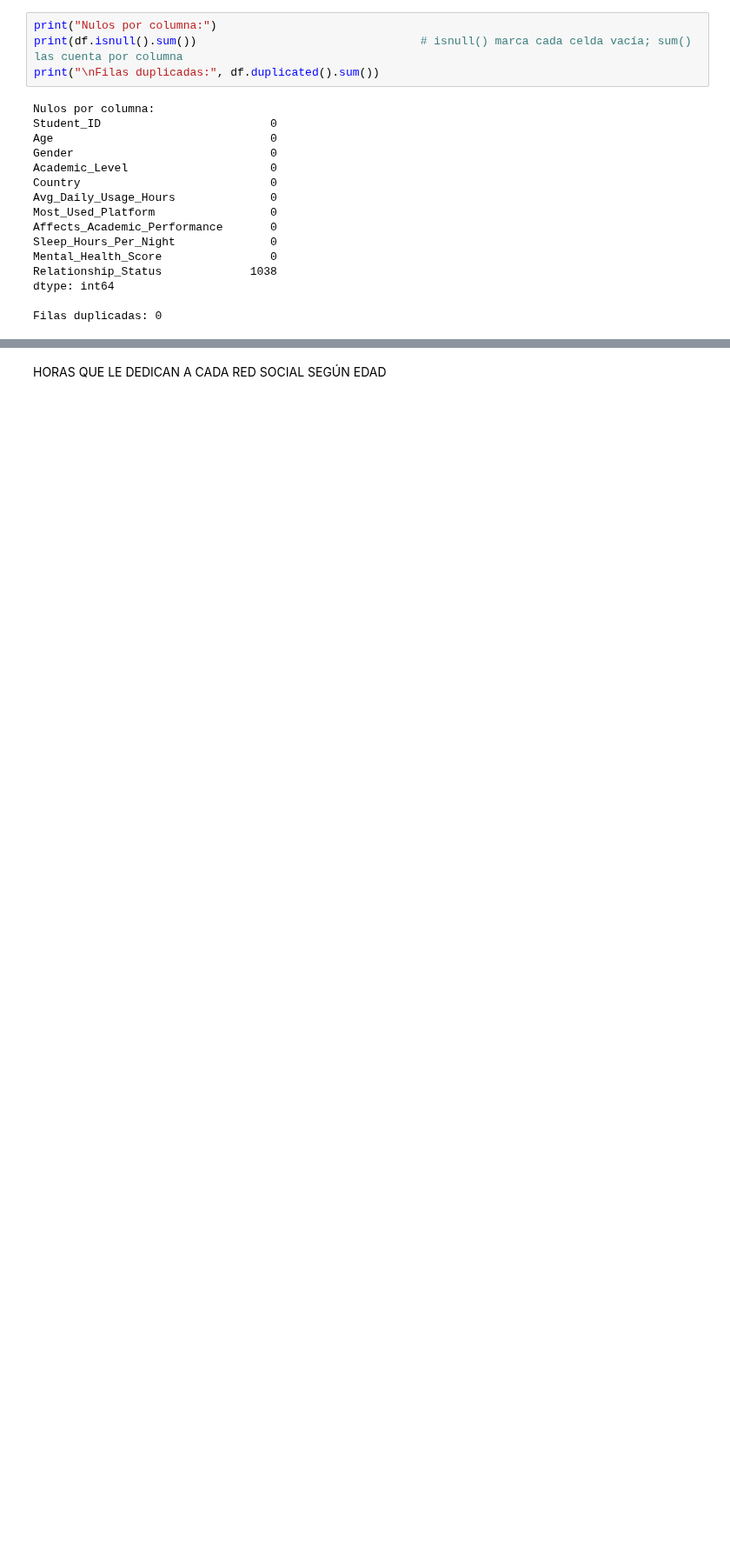
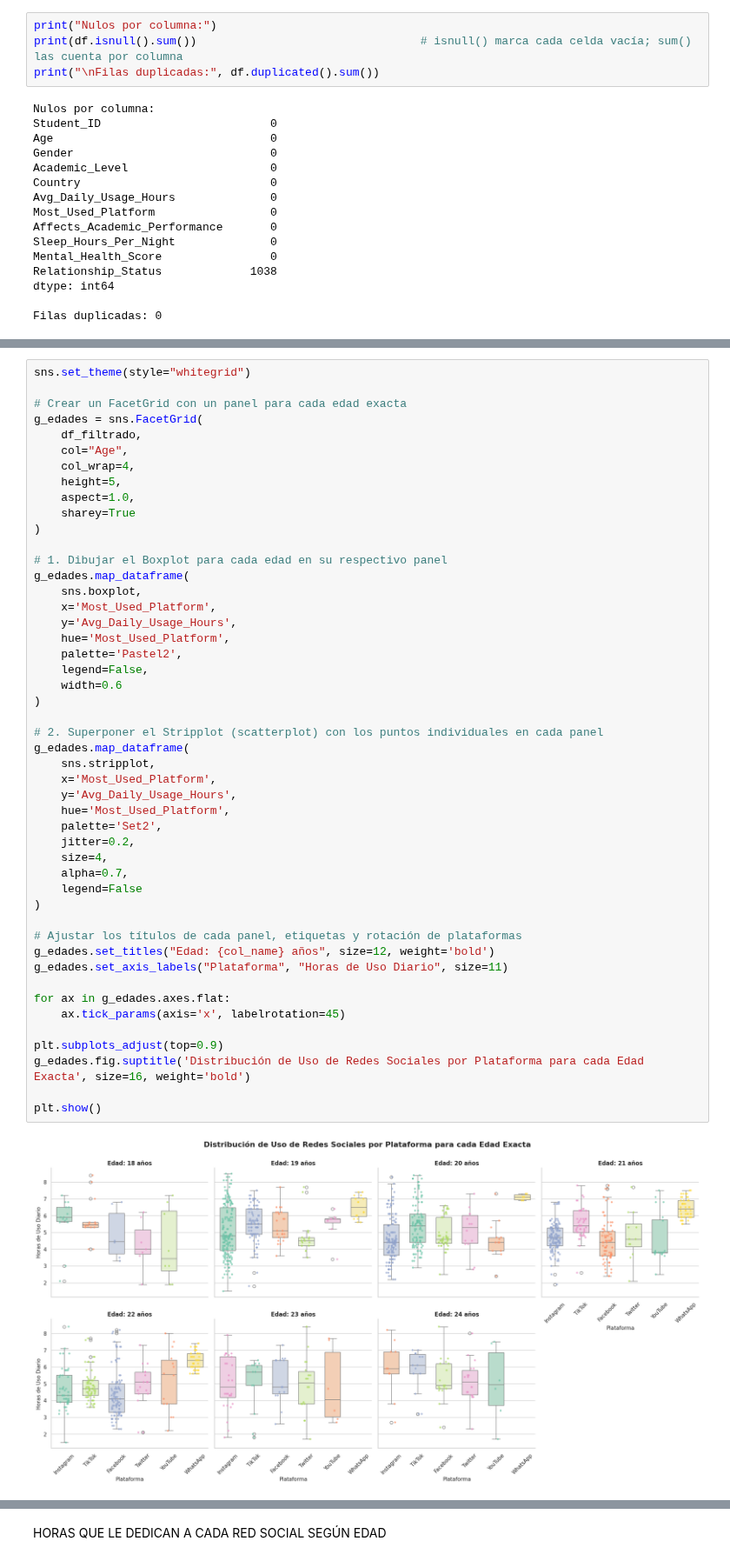
Before and after one commit to Chaile-Mendez/tp-analisis-labo, a Jupyter notebook: TP_GRUPAL.ipynb, the cells around one changed output, grey strips where cells are left out. Shown at 87% size. Cells and saved outputs as stored; diff of their text form; blank space fills up the shorter version.

```diff
--- a/TP_GRUPAL.ipynb
+++ b/TP_GRUPAL.ipynb
@@ -419,0 +483,50 @@ display(cuadro_por_edad_formateado)
+# %%
+sns.set_theme(style="whitegrid")
+
+# Crear un FacetGrid con un panel para cada edad exacta
+g_edades = sns.FacetGrid(
+    df_filtrado,
+    col="Age",
+    col_wrap=4,
+    height=5,
+    aspect=1.0,
+    sharey=True
+)
+
+# 1. Dibujar el Boxplot para cada edad en su respectivo panel
+g_edades.map_dataframe(
+    sns.boxplot,
+    x='Most_Used_Platform',
+    y='Avg_Daily_Usage_Hours',
+    hue='Most_Used_Platform',
+    palette='Pastel2',
+    legend=False,
+    width=0.6
+)
+
+# 2. Superponer el Stripplot (scatterplot) con los puntos individuales en cada panel
+g_edades.map_dataframe(
+    sns.stripplot,
+    x='Most_Used_Platform',
+    y='Avg_Daily_Usage_Hours',
+    hue='Most_Used_Platform',
+    palette='Set2',
+    jitter=0.2,
+    size=4,
+    alpha=0.7,
+    legend=False
+)
+
+# Ajustar los títulos de cada panel, etiquetas y rotación de plataformas
+g_edades.set_titles("Edad: {col_name} años", size=12, weight='bold')
+g_edades.set_axis_labels("Plataforma", "Horas de Uso Diario", size=11)
+
+for ax in g_edades.axes.flat:
+    ax.tick_params(axis='x', labelrotation=45)
+
+plt.subplots_adjust(top=0.9)
+g_edades.fig.suptitle('Distribución de Uso de Redes Sociales por Plataforma para cada Edad Exacta', size=16, weight='bold')
+
+plt.show()
+# %% [output]
+[figure, added]
```
Also changed, not shown: parts of 48 cells of this notebook.
